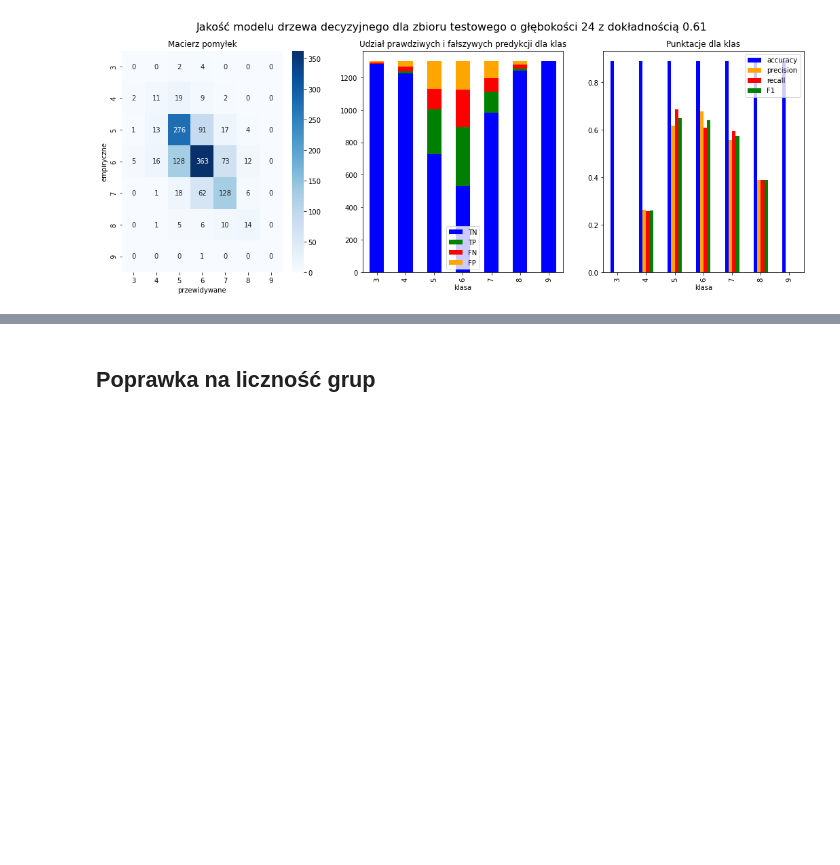
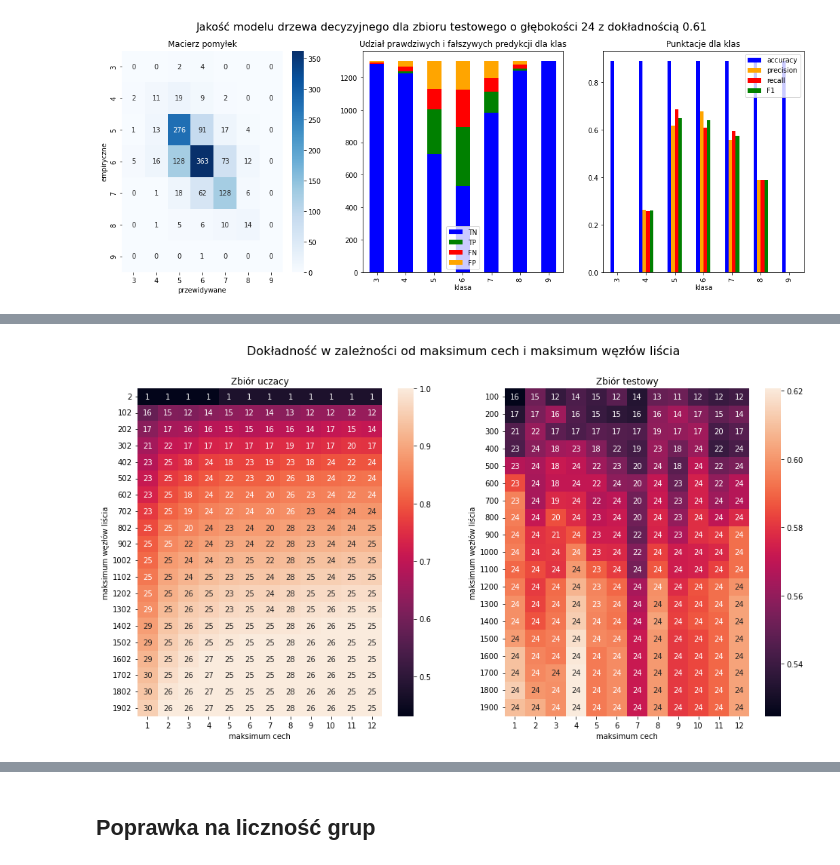
Before and after one commit to JakisTam-maTsikaJ/winko, a Jupyter notebook: drzewo decyzyjne.ipynb, the cells around one changed output, grey strips where cells are left out. Cells and saved outputs as stored; diff of their text form; code cells hidden in the pictures; blank space fills up the shorter version.

```diff
--- a/drzewo decyzyjne.ipynb
+++ b/drzewo decyzyjne.ipynb
@@ -202,0 +220,11 @@ tree_quality_plot(X_test, y_test, Mt, title='Jakość modelu drzewa decyzyjnego
+# %%
+fig, axes = plot.subplots(1,2, figsize=(16,8))
+
+fig.suptitle('Dokładność w zależności od maksimum cech i maksimum węzłów liścia', fontsize=16)
+params_heatmap(X, y, X, y, {'max_features': range(1,len(X.columns) + 1), 'max_leaf_nodes': range(2,2000,100)},
+    title='Zbiór uczacy', xlabel='maksimum cech', ylabel='maksimum węzłów liścia', ax=axes[0])
+
+params_heatmap(X, y, X_test, y_test, {'max_features': range(1,len(X.columns) + 1), 'max_leaf_nodes': range(100,2000,100)},
+    constants={'max_depth': 24}, title='Zbiór testowy', xlabel='maksimum cech', ylabel='maksimum węzłów liścia', ax=axes[1])
+# %% [output]
+[figure, added]
```
Also changed, not shown: parts of 18 cells of this notebook.
